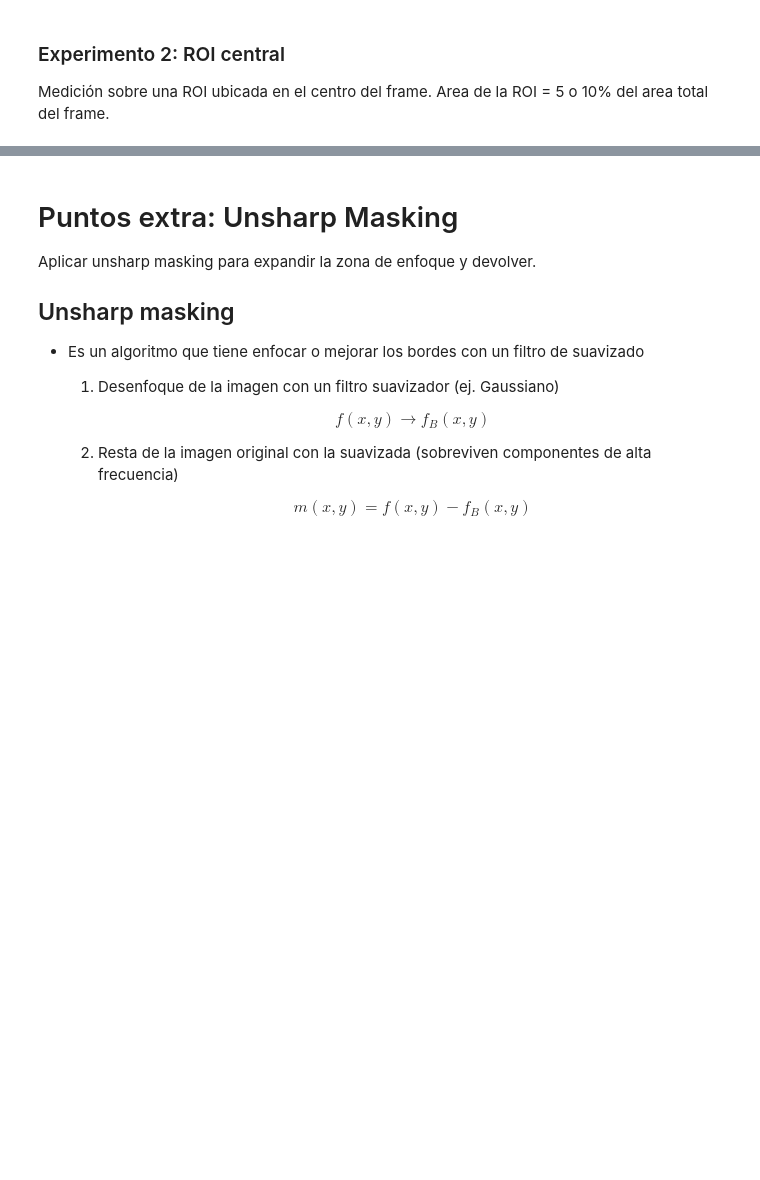
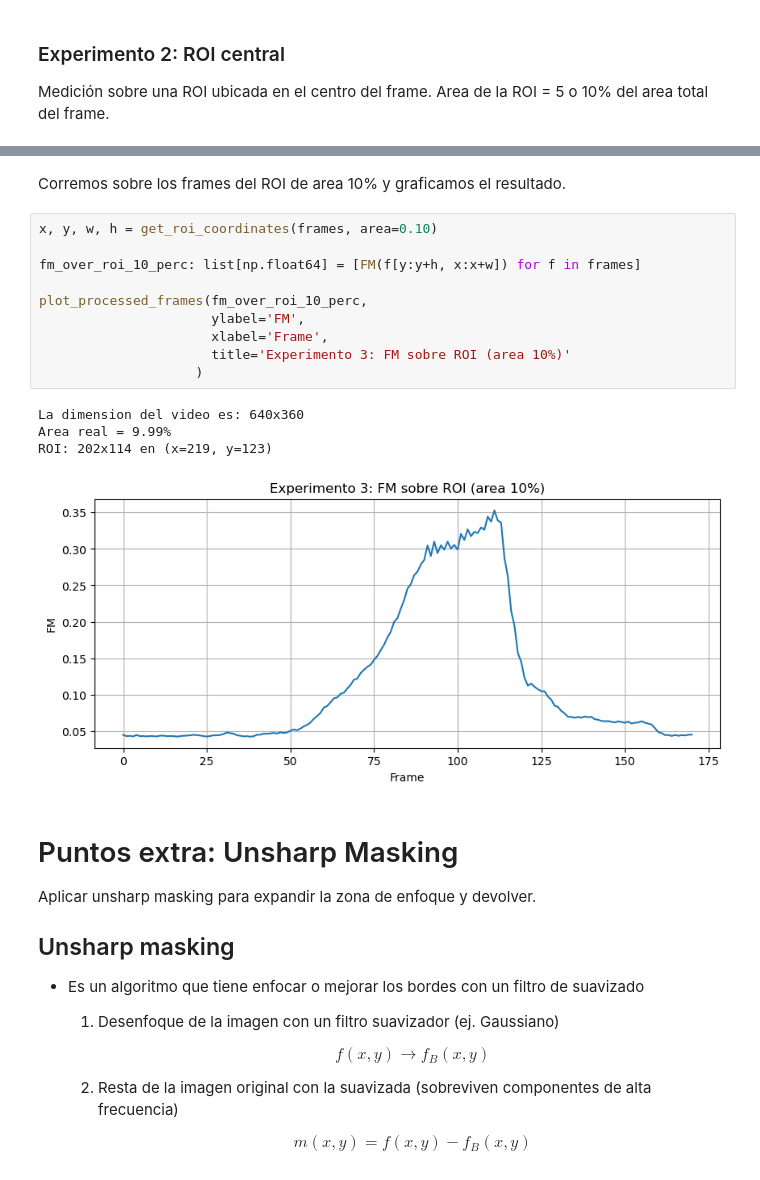
Before and after one commit to LucianaSimon/VPC1_CEIA, a Jupyter notebook: TP2.ipynb, the cells around one changed output, grey strips where cells are left out. Drawn from its saved outputs; the diff is of its cells as text; blank space fills up the shorter version.

```diff
--- a/TP2.ipynb
+++ b/TP2.ipynb
@@ -223,3 +225,20 @@ plot_processed_frames(fm_over_roi, ylabel='FM', xlabel='Frame', title='Experimen
+# %% [markdown]
+Corremos sobre los frames del ROI de area 10% y graficamos el resultado.
+# %%
+x, y, w, h = get_roi_coordinates(frames, area=0.10)
+
+fm_over_roi_10_perc: list[np.float64] = [FM(f[y:y+h, x:x+w]) for f in frames]
+
+plot_processed_frames(fm_over_roi_10_perc,
+                      ylabel='FM',
+                      xlabel='Frame',
+                      title='Experimento 3: FM sobre ROI (area 10%)'
+                    )
+# %% [output]
+La dimension del video es: 640x360
+Area real = 9.99%
+ROI: 202x114 en (x=219, y=123)
+[figure, added]
 # %% [markdown]
 # Puntos extra: Unsharp Masking
 
```
Also changed, not shown: parts of 6 cells of this notebook.
